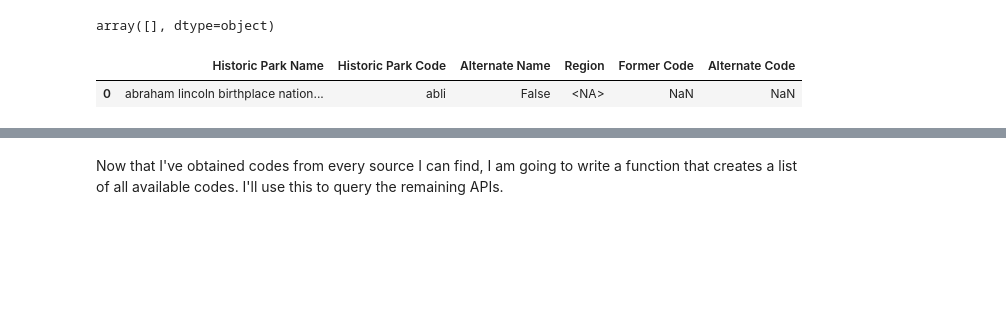
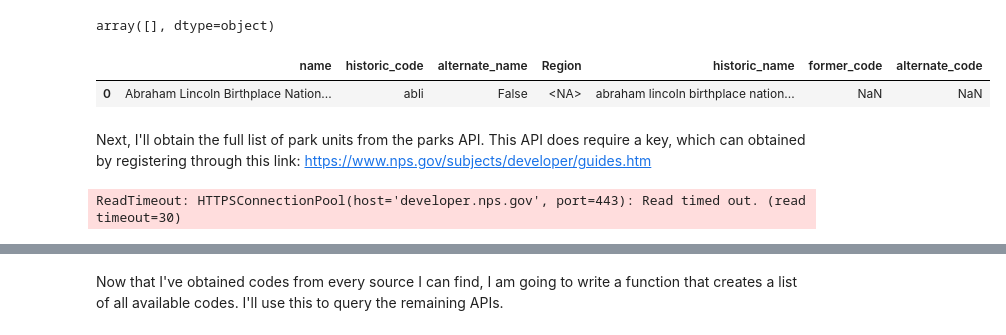
Before and after one commit to jeccalong/NPS_Mortality_Analysis, a Jupyter notebook: Notebooks/aquisitionAndCleaning.ipynb, the cells around one changed output, grey strips where cells are left out. Saved outputs shown, nothing was run; the diff lists cells and outputs as text; code cells hidden in the pictures; blank space fills up the shorter version.

```diff
--- a/Notebooks/aquisitionAndCleaning.ipynb
+++ b/Notebooks/aquisitionAndCleaning.ipynb
@@ -1065,9 +1018,12 @@ df_historic_codes.head()
 | 2 | Acadia National Park | ACAD | False | NaN |
 | 3 | Adams Memorial, District of Columbia | NaN | True | NCR |
 | 4 | Adams National Historical Park | ADAM | False | NaN |
+# %%
+df_historic_codes["historic_name"] = df_historic_codes["Park, Program, or Office Name"]
 # %%
-cols = ["Park, Program, or Office Name",
-        "Alpha Code", "Region"]
+cols = ["historic_name",
+        "Alpha Code",
+        "Region"]
 
 df_historic_codes[cols] = df_historic_codes[cols].apply(clean)
 
@@ -1135,11 +1090,55 @@ df_historic_codes[
 array([], dtype=object)
 # %%
 df_historic_codes = df_historic_codes.rename(columns={
-    "Park, Program, or Office Name": "Historic Park Name",
-    "Alpha Code": "Historic Park Code"
+    "Park, Program, or Office Name": "name",
+    "Alpha Code": "historic_code",
+    "Alternate Name": "alternate_name",
+    "Former Code": "former_code",
+    "Alternate Code": "alternate_code"
+
 })
 
 df_historic_codes.head(1)
 # %% [output]
-|  | Historic Park Name | Historic Park Code | Alternate Name | Region | Former Code | Alternate Code |
-| 0 | abraham lincoln birthplace nation... | abli | False | <NA> | NaN | NaN |
+|  | name | historic_code | alternate_name | Region | historic_name | former_code | alternate_code |
+| 0 | Abraham Lincoln Birthplace Nation... | abli | False | <NA> | abraham lincoln birthplace nation... | NaN | NaN |
+# %% [markdown]
+Next, I'll obtain the full list of park units from the parks API. This API does require a key, which can obtained by registering through this link: https://www.nps.gov/subjects/developer/guides.htm
+# %%
+def fetch_all_parks(api_key: str, page_size: int = 50, pause: float = 0.2) -> pd.DataFrame:
+    base = "https://developer.nps.gov/api/v1/parks"
+    start = 0
+    rows = []
+
+#Create a loop that will continue until there is no data or the data returned is < the page size
+    while True:
+        params = {"limit": page_size, "start": start, "api_key": api_key}
+        resp = requests.get(base, params=params, timeout=30)
+        resp.raise_for_status()
+        #convert the response from JSON text to Python dictionary
+        payload = resp.json()
+
+        data = payload.get("data", [])
+        if not data:
+            break
+
+        #The default parks response has more info than I need, so I'm going to filter just for the name and park code
+        for item in data:
+            rows.append({
+                "API Full Name": item.get("fullName"),
+                "API Park Code": item.get("parkCode")
+            })
+
+        if len(data) < page_size:
+            break
+
+        start += page_size
+        time.sleep(pause)
+
+    return pd.DataFrame(rows).drop_duplicates().reset_index(drop=True)
+
+df_api_codes = fetch_all_parks(API_KEY, page_size=50)
+
+df_api_codes.head()
+# %% [output]
+ReadTimeout: HTTPSConnectionPool(host='developer.nps.gov', port=443): Read timed out. (read timeout=30)
```
Also changed, not shown: parts of 43 cells of this notebook.
